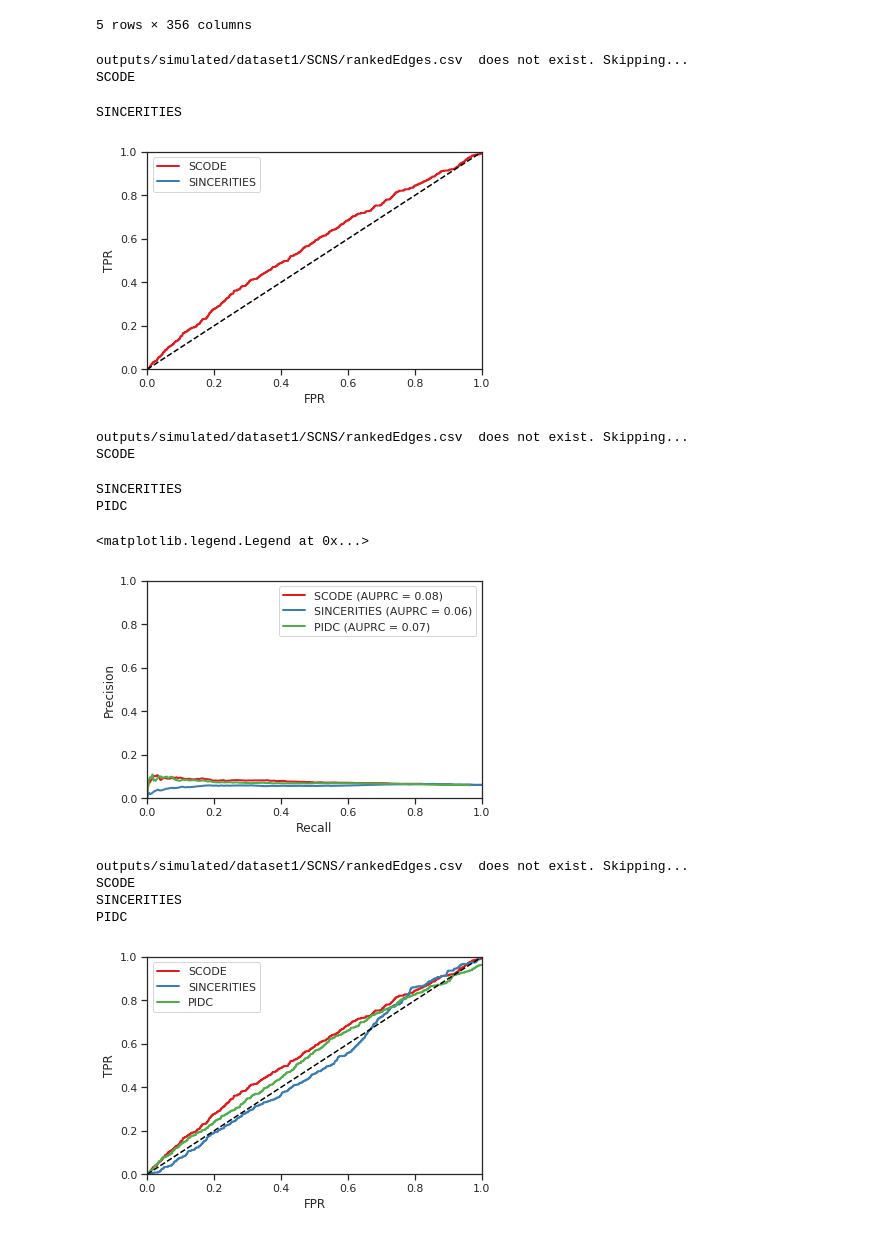
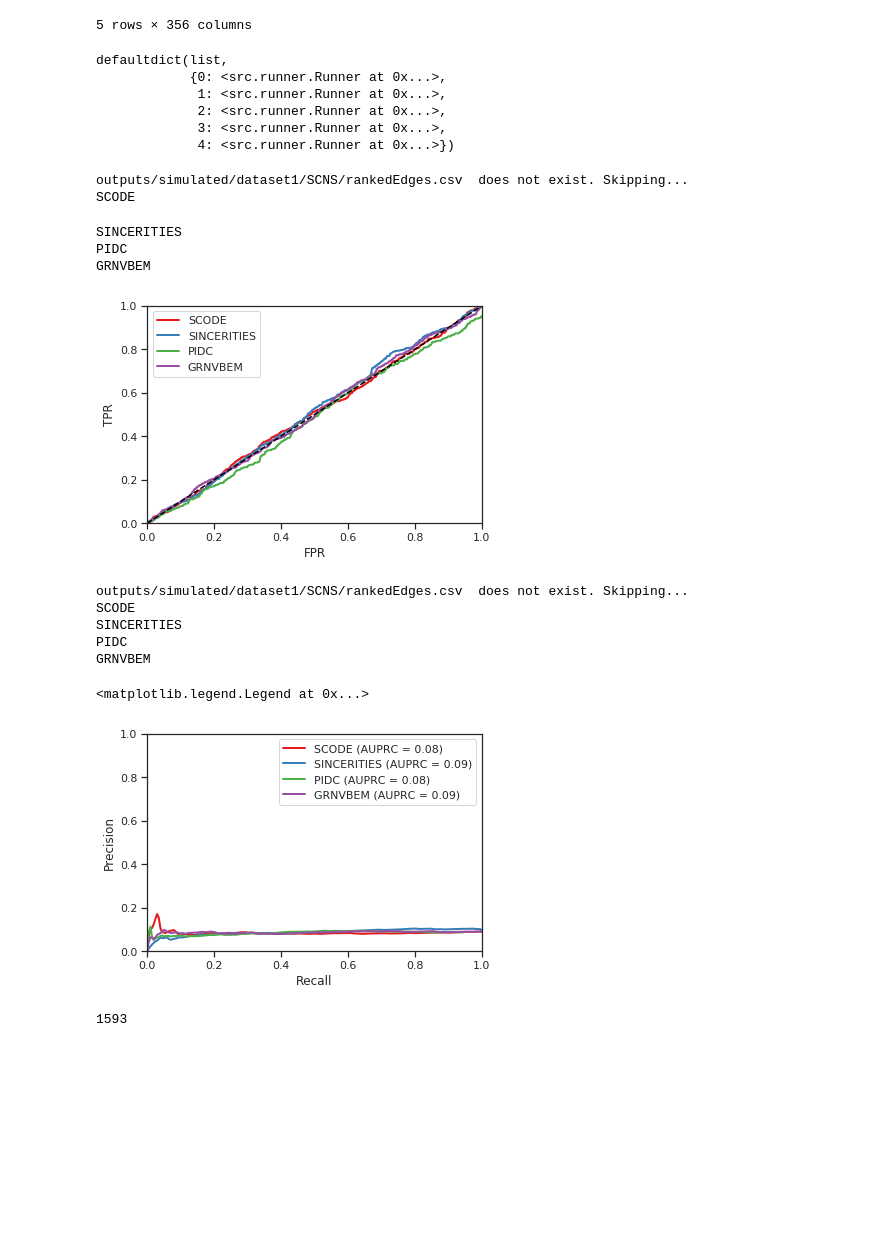
Before and after one commit to Murali-group/Beeline, a Jupyter notebook: bench.ipynb, the cells around one changed output. Saved outputs shown, nothing was run; the diff lists cells and outputs as text; code cells hidden in the pictures; blank space fills up the shorter version.

Commit message:
Added VBEM to runners.

```diff
--- a/bench.ipynb
+++ b/bench.ipynb
@@ -218,6 +220,7 @@ Path.cwd().joinpath(evaluation.input_settings.datadir)
 # %% [output]
 PosixPath('/home/adyprat/ModelEval/inputs/simulated')
 # %%
-#evaluation.runners[3].generateInputs()
-#evaluation.runners[3].run()
-evaluation.runners[3].parseOutput()
+evaluation.runners[0].generateInputs()
+evaluation.runners[0].run()
+#evaluation.runners[4].run()
+#evaluation.runners[4].parseOutput()
@@ -276,14 +281,23 @@ DF.head()
 | FOXQ1 | 0.000000 | 0.000000 | 0.000000 | 0.000000 | 0.000000 | 0.000000 | 0.000000 | 0.000000 | 0.000000 | 0.000000 | ... | ... |
 5 rows × 356 columns
 # %%
-evaluation.runners[2].parseOutput()
+evaluation.runners
+# %% [output]
+defaultdict(list,
+            {0: <src.runner.Runner at 0x...>,
+             1: <src.runner.Runner at 0x...>,
+             2: <src.runner.Runner at 0x...>,
+             3: <src.runner.Runner at 0x...>,
+             4: <src.runner.Runner at 0x...>})
 # %%
 evaluation.evaluate_runners()
 # %% [output]
 outputs/simulated/dataset1/SCNS/rankedEdges.csv  does not exist. Skipping...
 SCODE
 SINCERITIES
+PIDC
+GRNVBEM
-[figure, old version]
+[figure, new version]
 # %%
 dataDict = evaluation.input_settings.datasets[0]
 # %%
@@ -297,7 +311,7 @@ import seaborn as sns
 # %%
 # Read file for trueEdges
 trueEdgesFile = pd.read_csv(str(inputSettings.datadir)+'/'+ dataDict['name'] +
-                            '/' +dataDict['trueEdges'],
+                            '/' +'newRef.txt',
                             sep = '\t', header = 0, index_col = None)
 
 
@@ -339,42 +353,39 @@ for algo in inputSettings.algorithms:
             precisionDict[algo[0]].append(pNew)
             recallDict[algo[0]].append(rNew)
 
             AUPRC[algo[0]] += ((rNew - rOld)*(pOld + pNew)/2) # compute AUPRC
 
             pOld = pNew
             rOld = rNew
             FPRDict[algo[0]].append(float(fp)) # List of FP values
 
         FPRDict[algo[0]] = [val/float(total - totalTrue) for val in FPRDict[algo[0]]] # update FPR
 
     else:
         print(outDir + '/' +algo[0]+'/rankedEdges.csv', \
               ' does not exist. Skipping...')
 
 ## Make PR curves
 legendList = []
 for key in precisionDict.keys():
     print(key)
     sns.lineplot(recallDict[key],precisionDict[key])
     legendList.append(str(key) + ' (AUPRC = ' + str("%.2f" % (AUPRC[key]))+')')
 
 plt.xlim(0,1)
 plt.ylim(0,1)
 plt.xlabel('Recall')
 plt.ylabel('Precision')
 plt.legend(legendList)
 # %% [output]
 outputs/simulated/dataset1/SCNS/rankedEdges.csv  does not exist. Skipping...
 SCODE
+SINCERITIES
+PIDC
+GRNVBEM
-SINCERITIES
-PIDC
+<matplotlib.legend.Legend at 0x...>
-<matplotlib.legend.Legend at 0x...>
-[figure, old version]
+[figure, new version]
-# %%
-evaluation.evaluate_runners()
-# %% [output]
-outputs/simulated/dataset1/SCNS/rankedEdges.csv  does not exist. Skipping...
-SCODE
-SINCERITIES
-PIDC
-[figure, removed]
+# %%
+fp
+# %% [output]
+1593
```
Also changed, not shown: parts of 7 cells of this notebook, 15 other files.
